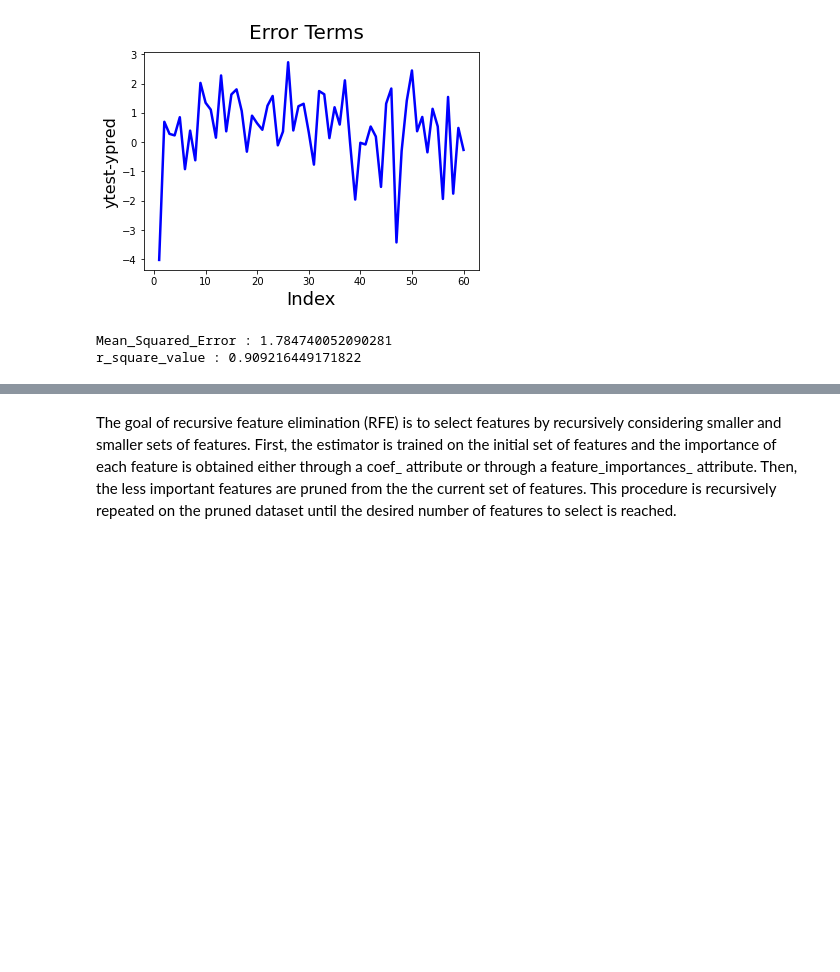
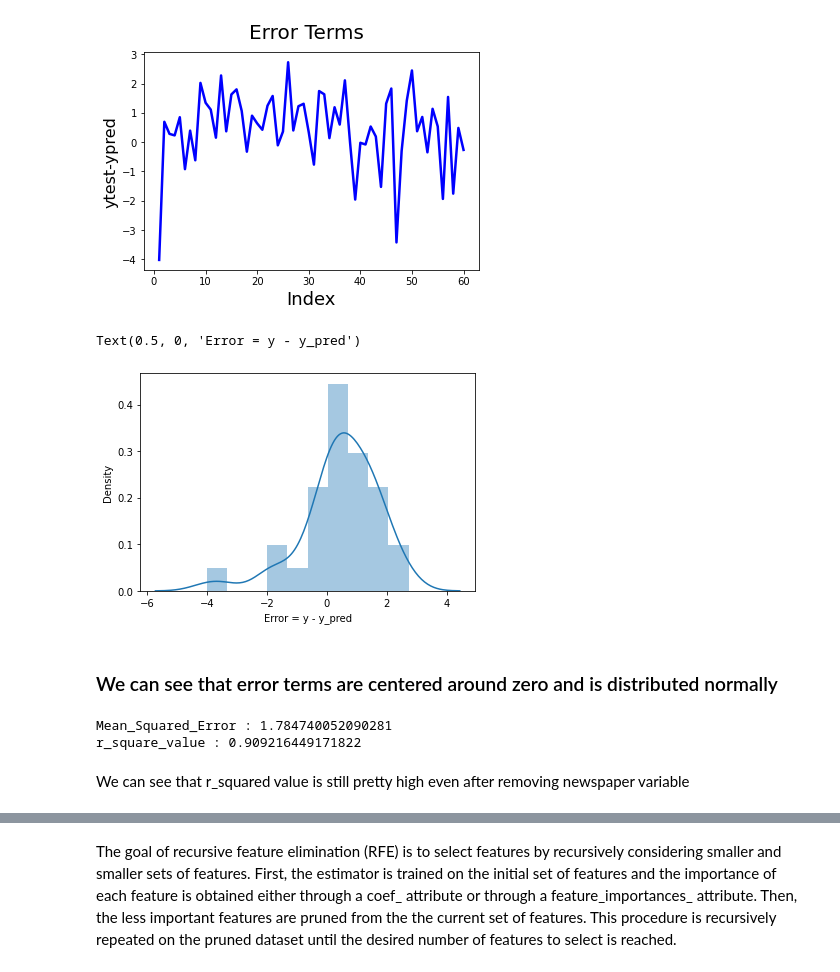
Before and after one commit to apundhir/Linear-Regression, a Jupyter notebook: MultiLR/Multiple+Linear+Regression.ipynb, the cells around one changed output, grey strips where cells are left out. Drawn from its saved outputs; the diff is of its cells as text; code cells hidden in the pictures; blank space fills up the shorter version.

```diff
--- a/MultiLR/Multiple+Linear+Regression.ipynb
+++ b/MultiLR/Multiple+Linear+Regression.ipynb
@@ -226,6 +292,15 @@ plt.ylabel('ytest-ypred', fontsize=16)                # Y-label
 # %% [output]
 Text(0, 0.5, 'ytest-ypred')
 [figure]
+# %%
+# Plotting distribution of error terms
+sns.distplot(y_test-y_pred)
+plt.xlabel("Error = y - y_pred")
+# %% [output]
+Text(0.5, 0, 'Error = y - y_pred')
+[figure, added]
+# %% [markdown]
+### We can see that error terms are centered around zero and is distributed normally
 # %%
 from sklearn.metrics import mean_squared_error, r2_score
 mse = mean_squared_error(y_test, y_pred_new)
@@ -236,6 +311,8 @@ print('r_square_value :',r_squared)
 # %% [output]
 Mean_Squared_Error : 1.784740052090281
 r_square_value : 0.909216449171822
+# %% [markdown]
+We can see that r_squared value is still pretty high even after removing newspaper variable
 # %%
 X_train_final = X_train_new
 #Unlike SKLearn, statsmodels don't automatically fit a constant,
```
Also changed, not shown: parts of 18 cells of this notebook, 3 other files.
